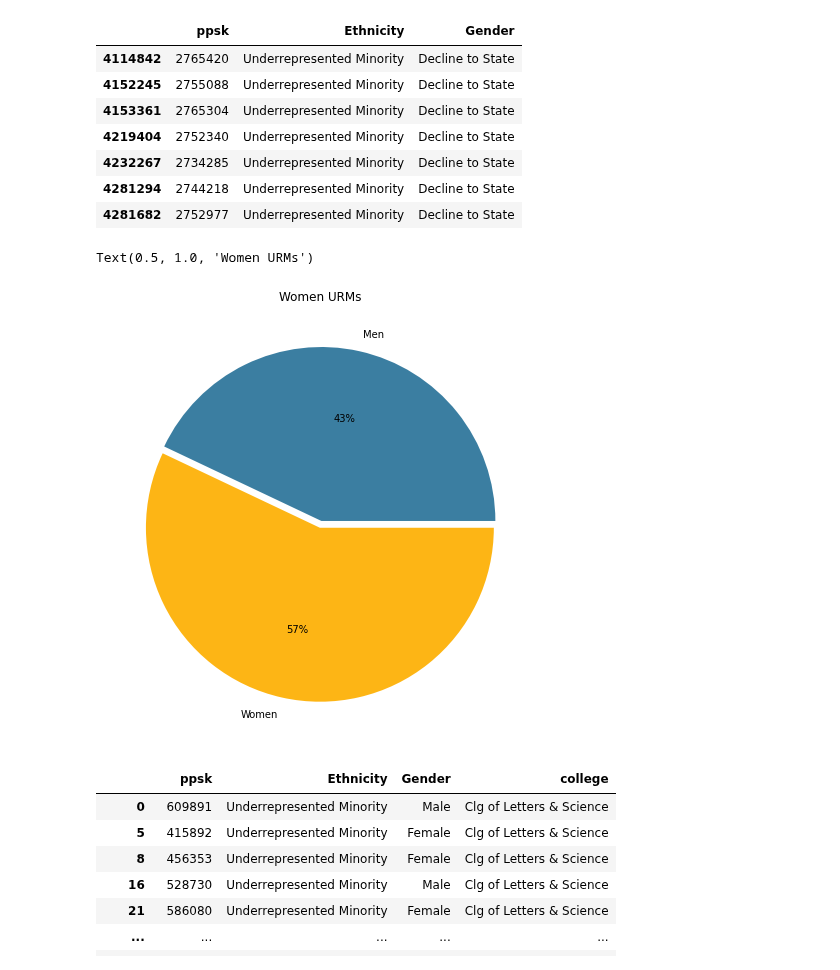
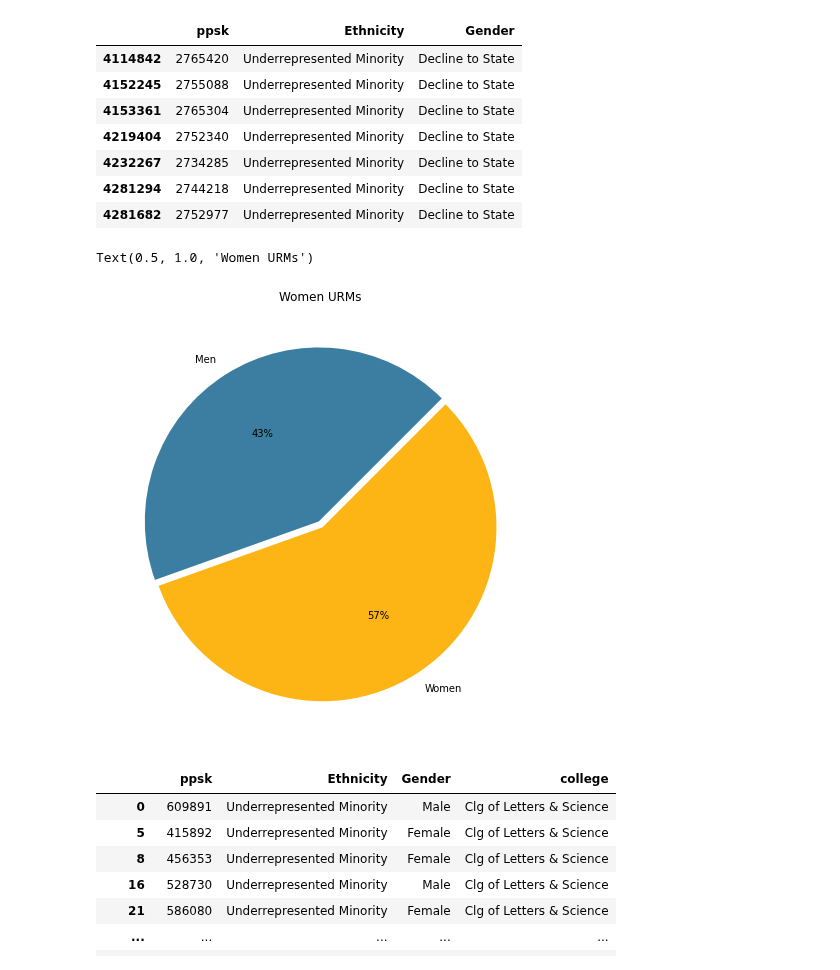
Before and after one commit to PaulDTP/Berkeley_Jacobs, a Jupyter notebook: urm_ls.ipynb, the cells around one changed output. Drawn from its saved outputs; the diff is of its cells as text; code cells hidden in the pictures.

```diff
--- a/urm_ls.ipynb
+++ b/urm_ls.ipynb
@@ -74,12 +74,12 @@ urms[urms['Gender'] == "Decline to State"]
 | 4281682 | 2752977 | Underrepresented Minority | Decline to State |
 # %%
 plt.figure(figsize = (10,8))
-plt.pie(urms_women, labels=urms_women.index, colors=blue_gold, autopct="%.0f%%", explode=[0.02]*2, pctdistance=0.6,)
+plt.pie(urms_women, labels=urms_women.index, colors=blue_gold, autopct="%.0f%%", explode=[0.02]*2, pctdistance=0.6, startangle=45)
 plt.title("Women URMs")
 #plt.xlabel("7 Declined to State Gender")
 # %% [output]
 Text(0.5, 1.0, 'Women URMs')
-[figure, old version]
+[figure, new version]
 # %%
 # do not run twice without resetting 'urms' variable
 urms = urms.merge(student_majors[['ppsk', 'college']], on='ppsk').drop_duplicates()
```
Also changed, not shown: parts of 7 cells of this notebook, 4 other files.
